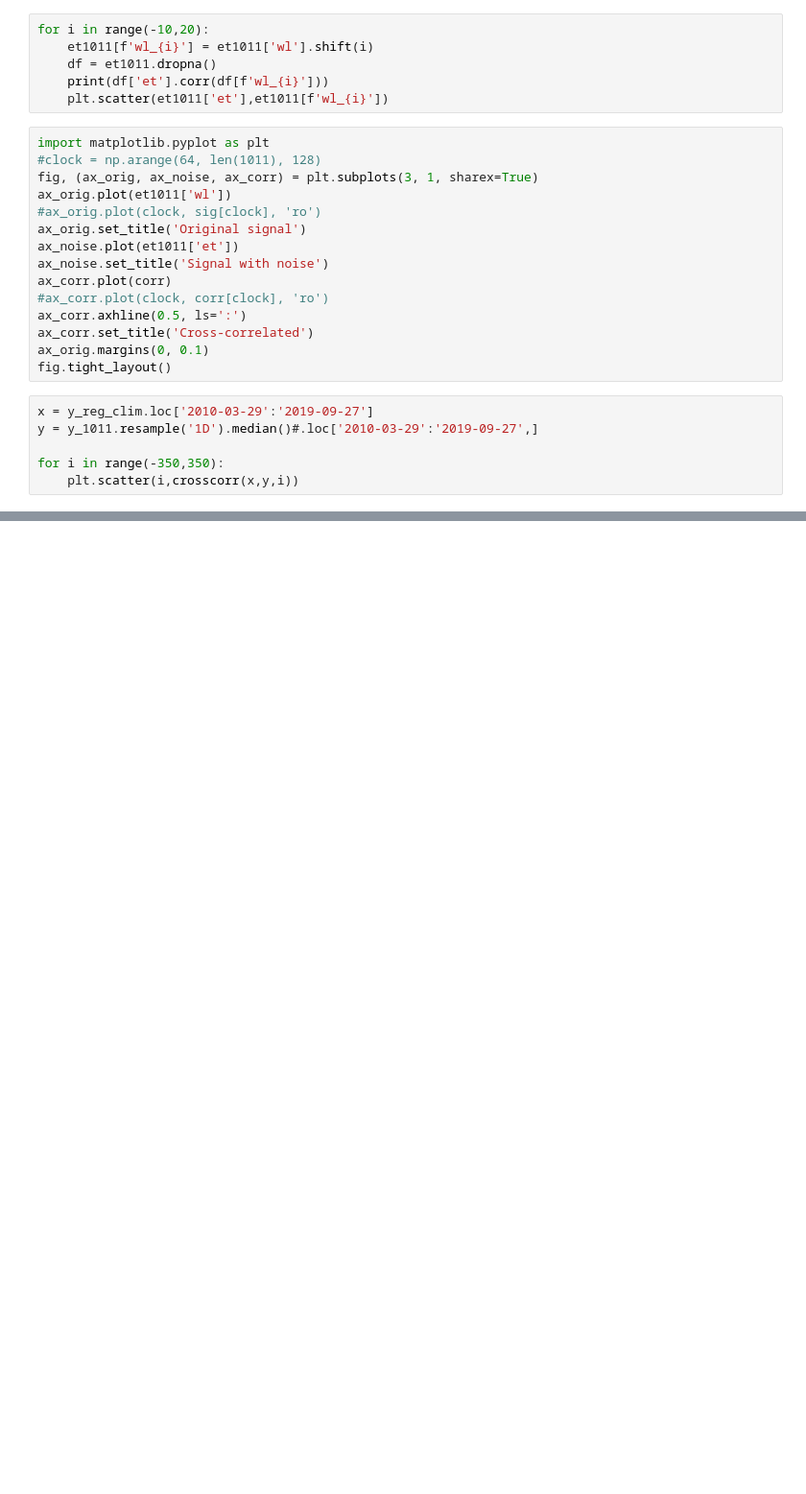
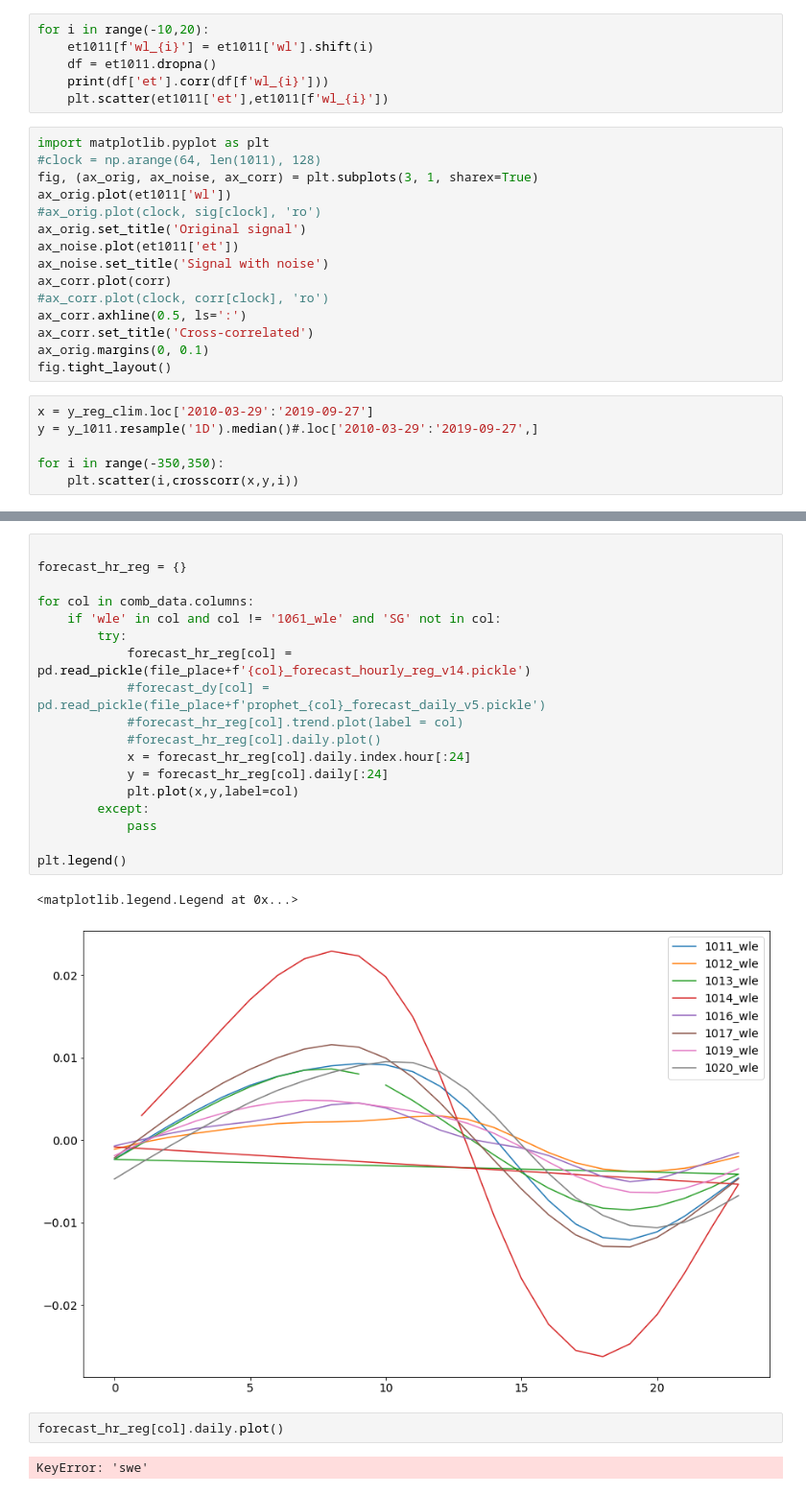
Before and after one commit to utah-geological-survey/Leland-Harris, a Jupyter notebook: notebooks/Prophet Model.ipynb, the cells around one changed output, grey strips where cells are left out. Shown at 96% size. Saved outputs shown, nothing was run; the diff lists cells and outputs as text; blank space fills up the shorter version.

```diff
--- a/notebooks/Prophet Model.ipynb
+++ b/notebooks/Prophet Model.ipynb
@@ -938,0 +1180,25 @@ for i in range(-350,350):
+# %%
+
+forecast_hr_reg = {}
+
+for col in comb_data.columns:
+    if 'wle' in col and col != '1061_wle' and 'SG' not in col:
+        try:
+            forecast_hr_reg[col] = pd.read_pickle(file_place+f'{col}_forecast_hourly_reg_v14.pickle')
+            #forecast_dy[col] = pd.read_pickle(file_place+f'prophet_{col}_forecast_daily_v5.pickle')
+            #forecast_hr_reg[col].trend.plot(label = col)
+            #forecast_hr_reg[col].daily.plot()
+            x = forecast_hr_reg[col].daily.index.hour[:24]
+            y = forecast_hr_reg[col].daily[:24]
+            plt.plot(x,y,label=col)
+        except:
+            pass
+
+plt.legend()
+# %% [output]
+<matplotlib.legend.Legend at 0x...>
+[figure, added]
+# %%
+forecast_hr_reg[col].daily.plot()
+# %% [output]
+KeyError: 'swe'
```
Also changed, not shown: parts of 30 cells of this notebook.
